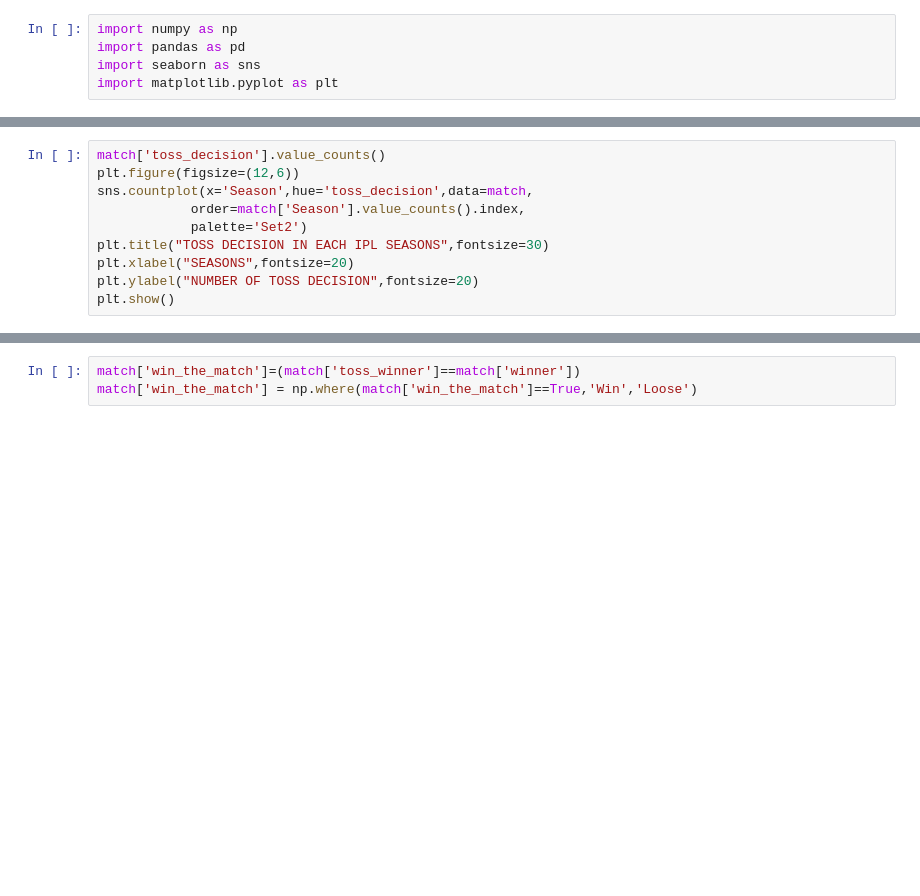
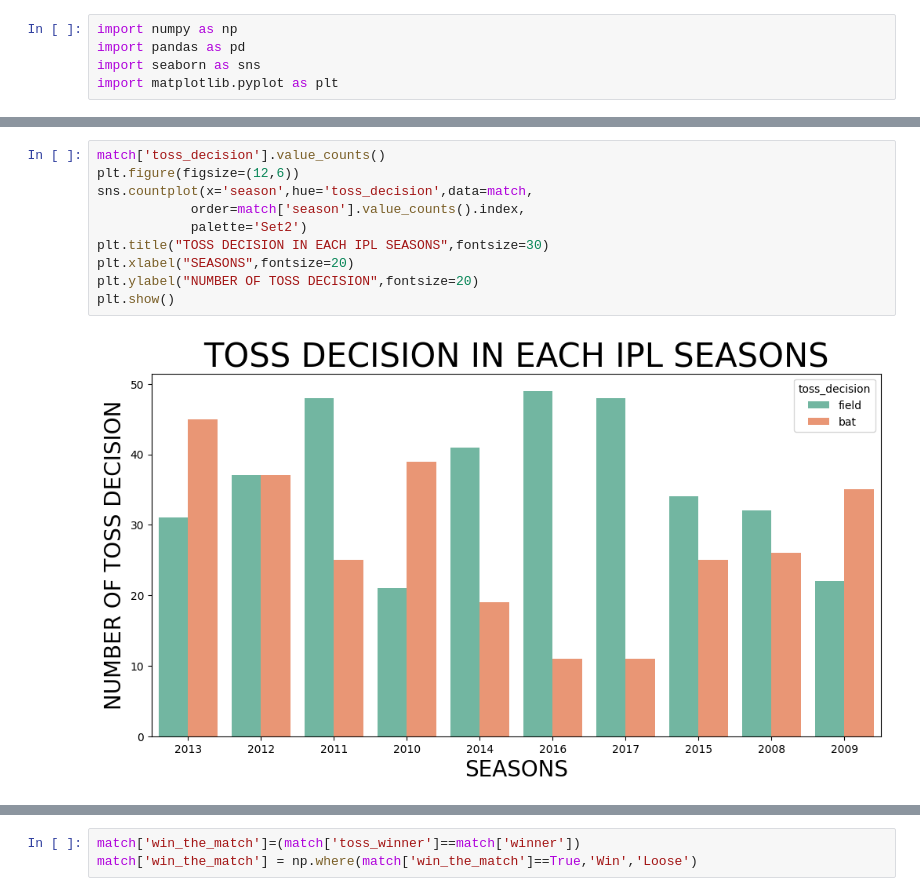
Before and after one commit to Bornin112004/machine-learning-mini-project, a Jupyter notebook: IPL_win_predictor.ipynb, the cells around one changed output, grey strips where cells are left out. Saved outputs shown, nothing was run; the diff lists cells and outputs as text; blank space fills up the shorter version.

```diff
--- a/IPL_win_predictor.ipynb
+++ b/IPL_win_predictor.ipynb
@@ -27,13 +34,15 @@ plt.show()
 # %%
 match['toss_decision'].value_counts()
 plt.figure(figsize=(12,6))
-sns.countplot(x='Season',hue='toss_decision',data=match,
-            order=match['Season'].value_counts().index,
+sns.countplot(x='season',hue='toss_decision',data=match,
+            order=match['season'].value_counts().index,
             palette='Set2')
 plt.title("TOSS DECISION IN EACH IPL SEASONS",fontsize=30)
 plt.xlabel("SEASONS",fontsize=20)
 plt.ylabel("NUMBER OF TOSS DECISION",fontsize=20)
 plt.show()
+# %% [output]
+[figure, added]
 # %%
 sns.set_theme(style="whitegrid")
 plt.figure(figsize=(12,8))
```
Also changed, not shown: parts of 39 cells of this notebook.
